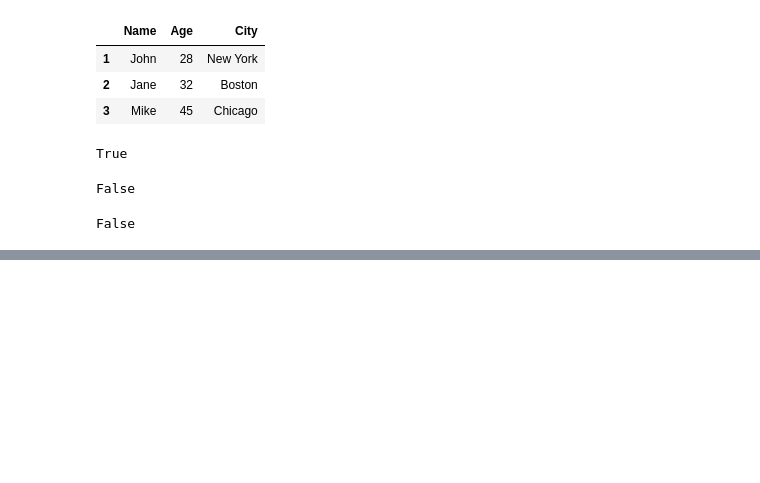
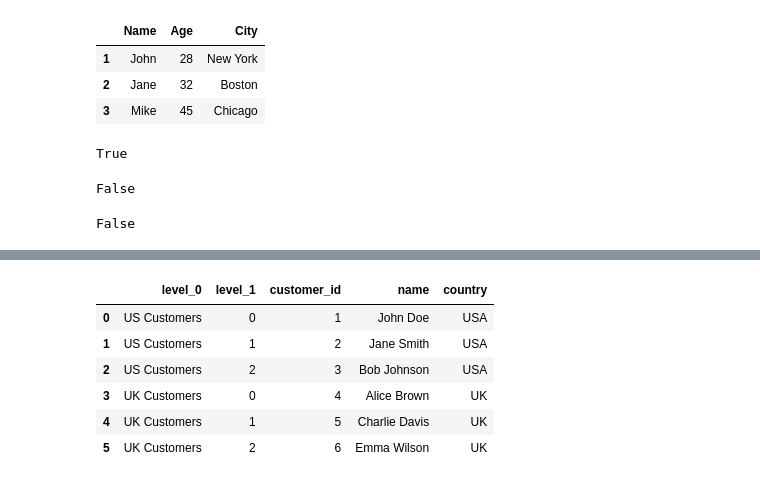
Before and after one commit to mseifoori/Machine-Learning-Exercises, a Jupyter notebook: Data_Processing/Notes/pandas_notes.ipynb, the cells around one changed output, grey strips where cells are left out. Saved outputs shown, nothing was run; the diff lists cells and outputs as text; code cells hidden in the pictures; blank space fills up the shorter version.

```diff
--- a/Data_Processing/Notes/pandas_notes.ipynb
+++ b/Data_Processing/Notes/pandas_notes.ipynb
@@ -713,3 +713,17 @@ False
 np.nan == np.nan
 # %% [output]
 False
+# %%
+# Be aware that when you make a df by concatenating dfs and using keys=[], .reset_index() is NOT a good way to reset the index.
+# Instead, use .index = [] to change the index.
+customers_us = pd.DataFrame({
+    'customer_id': [1, 2, 3],
+    'name': ['John Doe', 'Jane Smith', 'Bob Johnson'],
+    'country': ['USA', 'USA', 'USA']
+})
+
+customers_uk = pd.DataFrame({
+    'customer_id': [4, 5, 6],
+    'name': ['Alice Brown', 'Charlie Davis', 'Emma Wilson'],
+    'country': ['UK', 'UK', 'UK']
+})
@@ -715,0 +740,10 @@ False
+# %%
+pd.concat([customers_us, customers_uk], keys=['US Customers', 'UK Customers']).reset_index()
+# %% [output]
+|  | level_0 | level_1 | customer_id | name | country |
+| 0 | US Customers | 0 | 1 | John Doe | USA |
+| 1 | US Customers | 1 | 2 | Jane Smith | USA |
+| 2 | US Customers | 2 | 3 | Bob Johnson | USA |
+| 3 | UK Customers | 0 | 4 | Alice Brown | UK |
+| 4 | UK Customers | 1 | 5 | Charlie Davis | UK |
+| 5 | UK Customers | 2 | 6 | Emma Wilson | UK |
```
Also changed, not shown: parts of 20 cells of this notebook, 1 other file.
